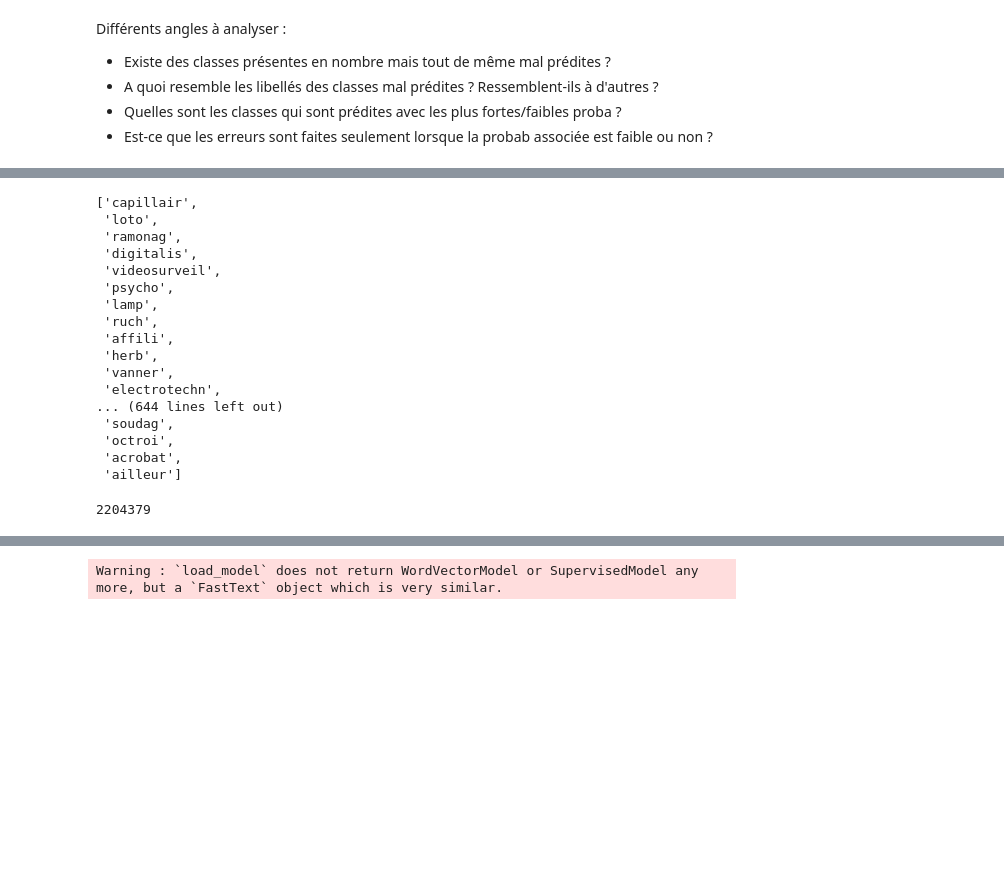
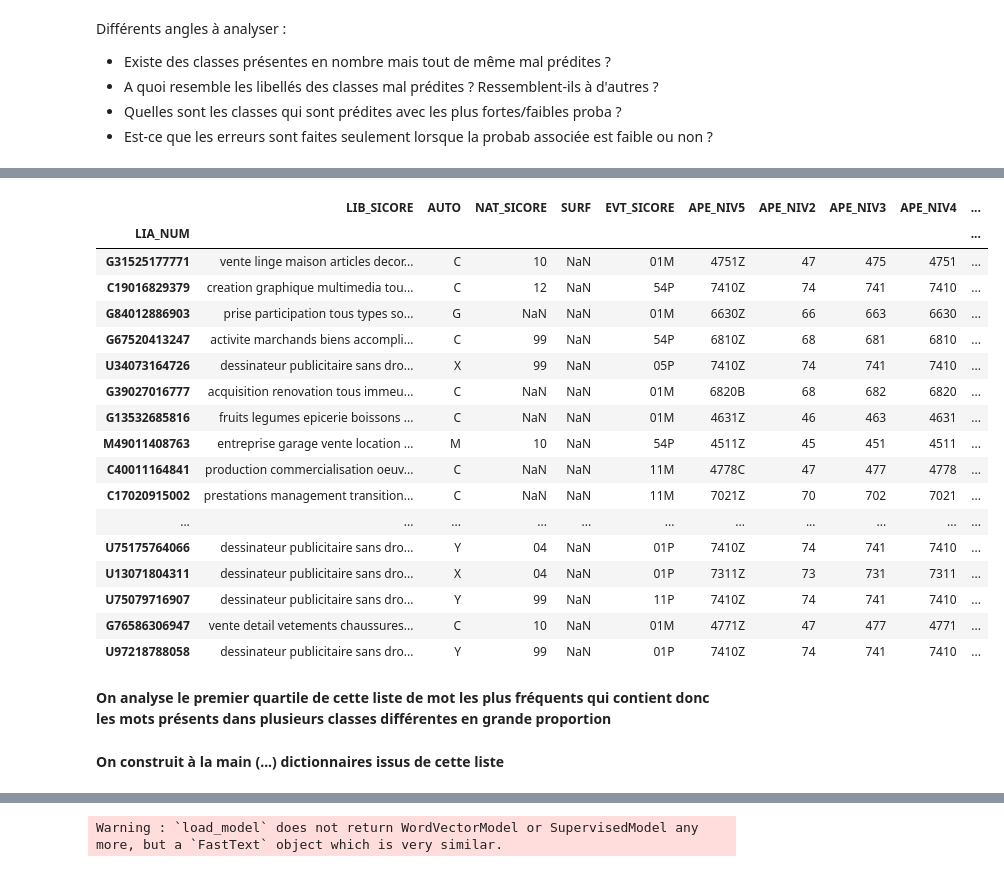
Before and after one commit to InseeFrLab/codif-ape-train, a Jupyter notebook: src/model_exploration.ipynb, the cells around one changed output, grey strips where cells are left out. Drawn from its saved outputs; the diff is of its cells as text; code cells hidden in the pictures; blank space fills up the shorter version.

```diff
--- a/src/model_exploration.ipynb
+++ b/src/model_exploration.ipynb
@@ -114 +119,24 @@ df_naf[df_naf["NIV1"] == "J"].head(20)
+# %%
+df_prepro[df_prepro["LIB_SICORE"].str.contains("\\b" + word + "\\b")].head(20)
+# %% [output]
+|  | LIB_SICORE | AUTO | NAT_SICORE | SURF | EVT_SICORE | APE_NIV5 | APE_NIV2 | APE_NIV3 | APE_NIV4 | ... |
+| LIA_NUM |  |  |  |  |  |  |  |  |  | ... |
+| G31525177771 | vente linge maison articles decor... | C | 10 | NaN | 01M | 4751Z | 47 | 475 | 4751 | ... |
+| C19016829379 | creation graphique multimedia tou... | C | 12 | NaN | 54P | 7410Z | 74 | 741 | 7410 | ... |
+| G84012886903 | prise participation tous types so... | G | NaN | NaN | 01M | 6630Z | 66 | 663 | 6630 | ... |
+| G67520413247 | activite marchands biens accompli... | C | 99 | NaN | 54P | 6810Z | 68 | 681 | 6810 | ... |
+| U34073164726 | dessinateur publicitaire sans dro... | X | 99 | NaN | 05P | 7410Z | 74 | 741 | 7410 | ... |
+| G39027016777 | acquisition renovation tous immeu... | C | NaN | NaN | 01M | 6820B | 68 | 682 | 6820 | ... |
+| G13532685816 | fruits legumes epicerie boissons ... | C | NaN | NaN | 01M | 4631Z | 46 | 463 | 4631 | ... |
+| M49011408763 | entreprise garage vente location ... | M | 10 | NaN | 54P | 4511Z | 45 | 451 | 4511 | ... |
+| C40011164841 | production commercialisation oeuv... | C | NaN | NaN | 11M | 4778C | 47 | 477 | 4778 | ... |
+| C17020915002 | prestations management transition... | C | NaN | NaN | 11M | 7021Z | 70 | 702 | 7021 | ... |
+| ... | ... | ... | ... | ... | ... | ... | ... | ... | ... | ... |
+| U75175764066 | dessinateur publicitaire sans dro... | Y | 04 | NaN | 01P | 7410Z | 74 | 741 | 7410 | ... |
+| U13071804311 | dessinateur publicitaire sans dro... | X | 04 | NaN | 01P | 7311Z | 73 | 731 | 7311 | ... |
+| U75079716907 | dessinateur publicitaire sans dro... | Y | 99 | NaN | 11P | 7410Z | 74 | 741 | 7410 | ... |
+| G76586306947 | vente detail vetements chaussures... | C | 10 | NaN | 01M | 4771Z | 47 | 477 | 4771 | ... |
+| U97218788058 | dessinateur publicitaire sans dro... | Y | 99 | NaN | 01P | 7410Z | 74 | 741 | 7410 | ... |
+# %% [markdown]
+__On analyse le premier quartile de cette liste de mot les plus fréquents qui contient donc les mots présents dans plusieurs classes différentes en grande proportion__
 # %%
@@ -116,32 +144,2 @@ xx = df_word["Words"][df_word["Kurtosis"]< df_word.Kurtosis.quantile(0.25)].to_l
-# %%
-xx
-# %% [output]
-['capillair',
- 'loto',
- 'ramonag',
- 'digitalis',
- 'videosurveil',
- 'psycho',
- 'lamp',
- 'ruch',
- 'affili',
- 'herb',
- 'vanner',
- 'electrotechn',
-... (644 lines left out)
- 'soudag',
- 'octroi',
- 'acrobat',
- 'ailleur']
-# %%
-b = db.from_sequence(df["LIB_SICORE"])
-
-distinct_words = (b.str.split()           # split into words
-                  .flatten()             # chain all words lists
-                  .distinct()
-                  .count())
-
-
-distinct_words.compute()
-# %% [output]
-2204379
+# %% [markdown]
+__On construit à la main (...)  dictionnaires issus de cette liste__
```
Also changed, not shown: parts of 64 cells of this notebook.
